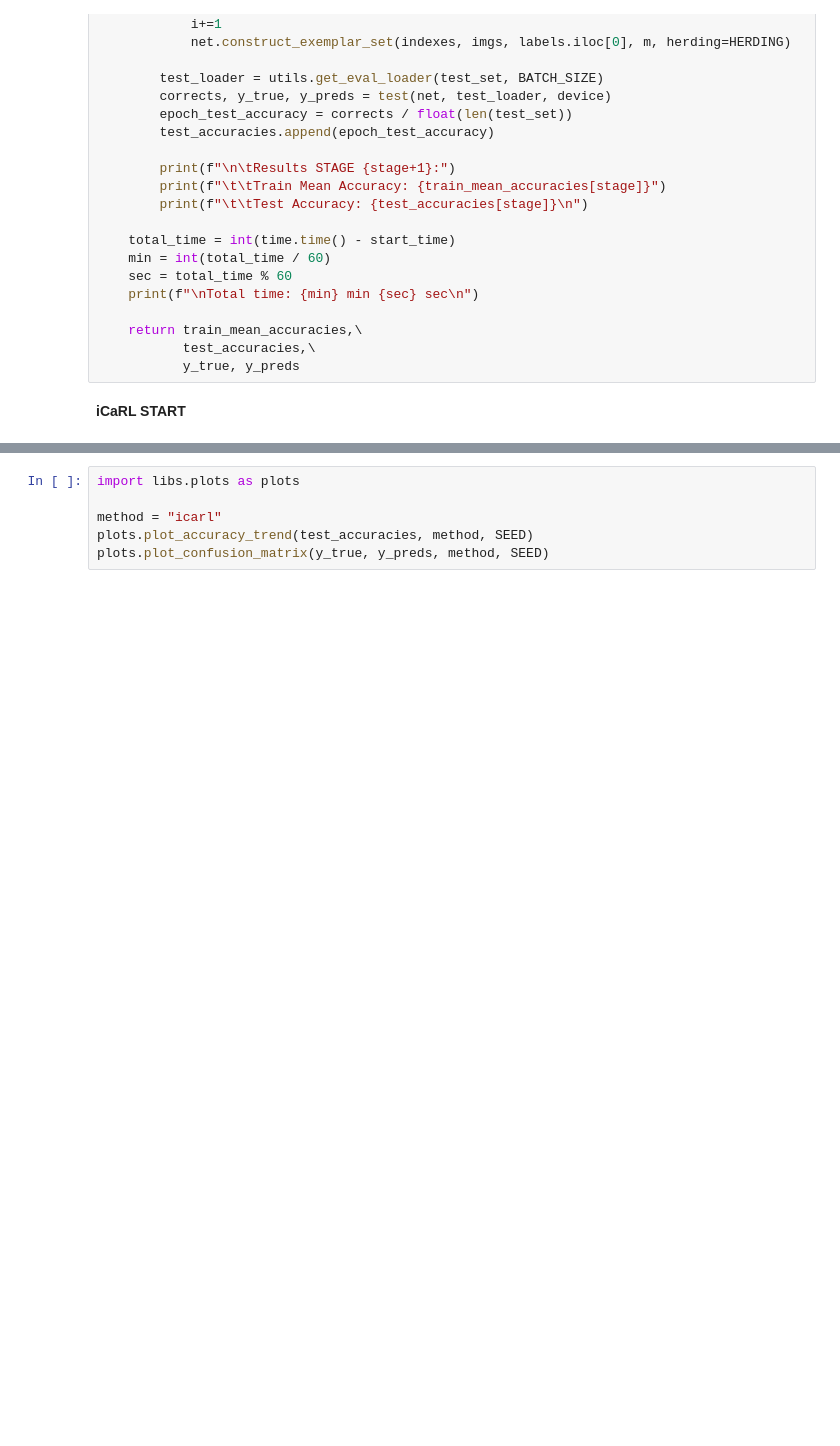
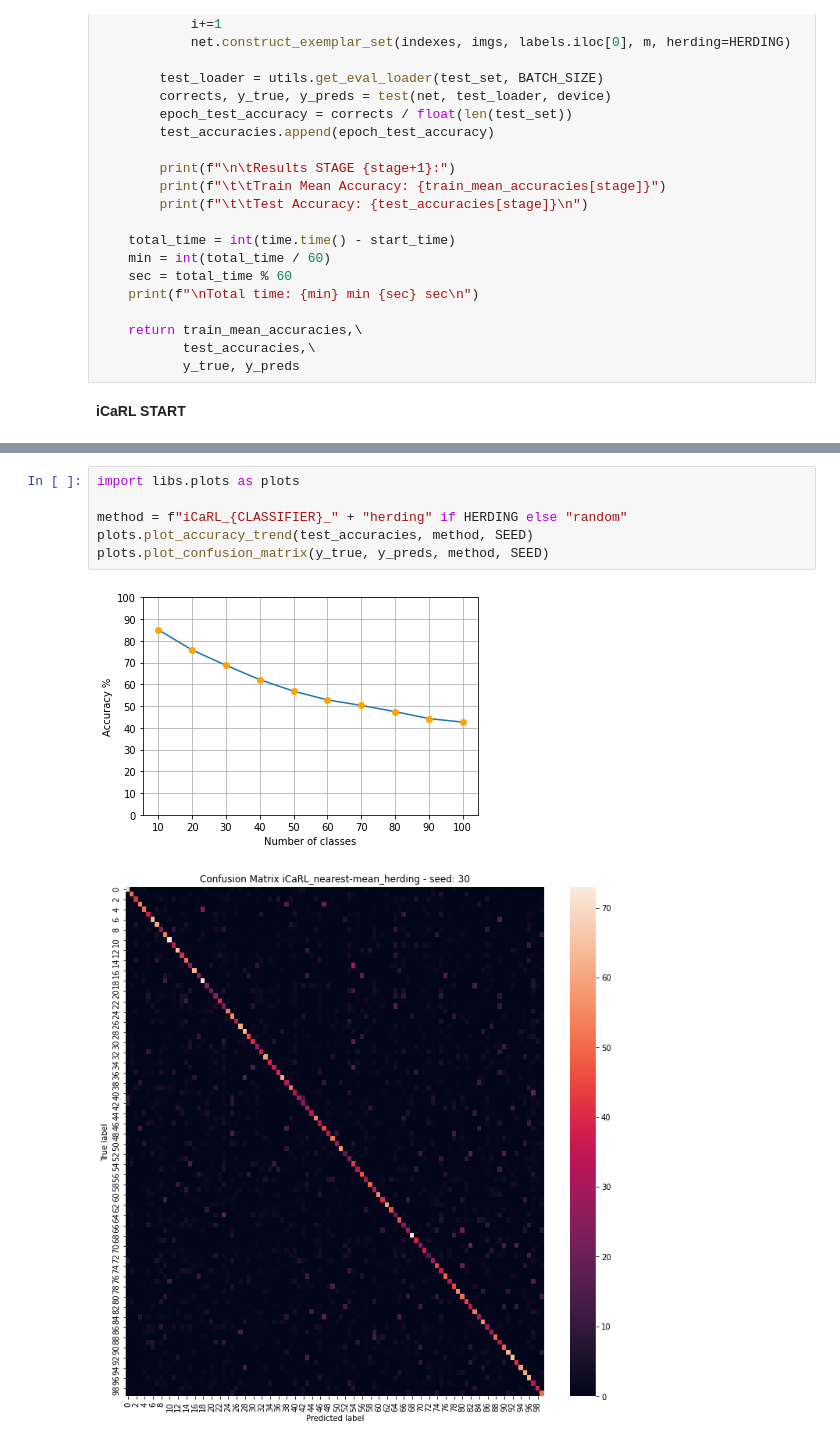
Before and after one commit to SimonettaBodojra/machine-learning2020-incremental_learning, a Jupyter notebook: notebooks/IL_icarl2.ipynb, the cells around one changed output, grey strips where cells are left out. Saved outputs shown, nothing was run; the diff lists cells and outputs as text; blank space fills up the shorter version.

```diff
--- a/notebooks/IL_icarl2.ipynb
+++ b/notebooks/IL_icarl2.ipynb
@@ -198,9 +326,12 @@ y_true, y_preds = icarl_training(train_val_dataset, test_dataset, NUM_EPOCHS)
 # %%
 import libs.plots as plots
 
-method = "icarl"
+method = f"iCaRL_{CLASSIFIER}_" + "herding" if HERDING else "random"
 plots.plot_accuracy_trend(test_accuracies, method, SEED)
 plots.plot_confusion_matrix(y_true, y_preds, method, SEED)
+# %% [output]
+[figure, added]
+[figure, added]
 # %%
 def save_accuracies(train_accuracies, test_accuracies, output=OUTPUT_PATH):
   with open(f"{output}_accuracies.csv", "w", encoding="utf8") as f:
```
Also changed, not shown: parts of 3 cells of this notebook, 19 other files.
